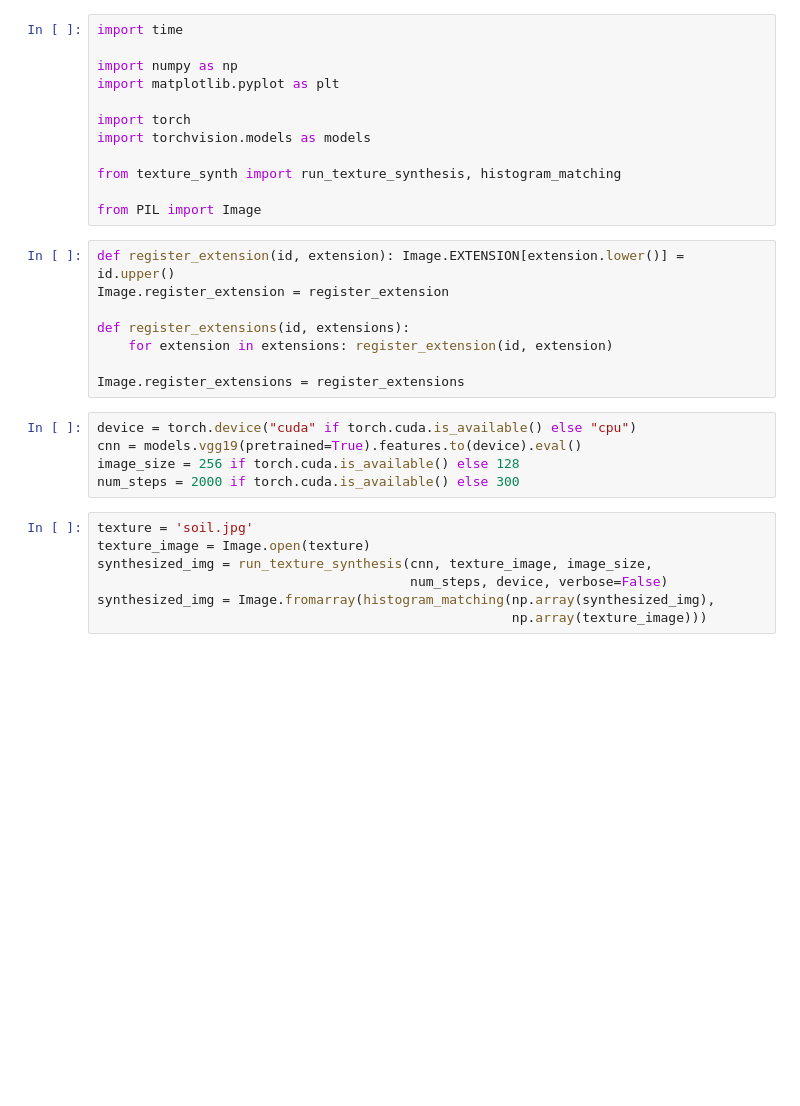
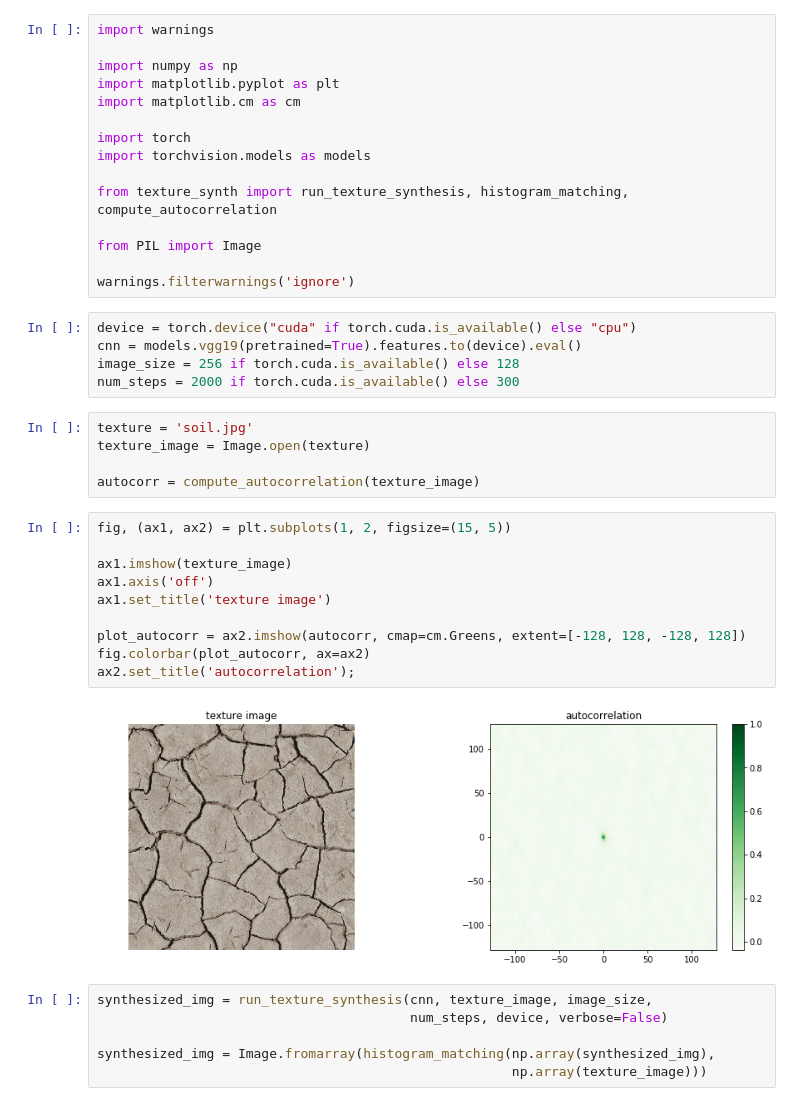
Before and after one commit to rpetit/texture-synthesis, a Jupyter notebook: texture_synth_demo.ipynb, the cells around one changed output. Drawn from its saved outputs; the diff is of its cells as text; blank space fills up the shorter version.

```diff
--- a/texture_synth_demo.ipynb
+++ b/texture_synth_demo.ipynb
@@ -1,33 +1,44 @@
 # %%
-import time
+import warnings
 
 import numpy as np
 import matplotlib.pyplot as plt
+import matplotlib.cm as cm
 
 import torch
 import torchvision.models as models
 
-from texture_synth import run_texture_synthesis, histogram_matching
+from texture_synth import run_texture_synthesis, histogram_matching, compute_autocorrelation
 
 from PIL import Image
+
+warnings.filterwarnings('ignore')
-# %%
-def register_extension(id, extension): Image.EXTENSION[extension.lower()] = id.upper()
-Image.register_extension = register_extension
-
-def register_extensions(id, extensions):
-    for extension in extensions: register_extension(id, extension)
-
-Image.register_extensions = register_extensions
 # %%
 device = torch.device("cuda" if torch.cuda.is_available() else "cpu")
 cnn = models.vgg19(pretrained=True).features.to(device).eval()
 image_size = 256 if torch.cuda.is_available() else 128
 num_steps = 2000 if torch.cuda.is_available() else 300
+# %%
+texture = 'soil.jpg'
+texture_image = Image.open(texture)
+
+autocorr = compute_autocorrelation(texture_image)
+# %%
+fig, (ax1, ax2) = plt.subplots(1, 2, figsize=(15, 5))
+
+ax1.imshow(texture_image)
+ax1.axis('off')
+ax1.set_title('texture image')
+
+plot_autocorr = ax2.imshow(autocorr, cmap=cm.Greens, extent=[-128, 128, -128, 128])
+fig.colorbar(plot_autocorr, ax=ax2)
+ax2.set_title('autocorrelation');
+# %% [output]
+[figure, added]
 # %%
-texture = 'soil.jpg'
-texture_image = Image.open(texture)
 synthesized_img = run_texture_synthesis(cnn, texture_image, image_size,
                                         num_steps, device, verbose=False)
+
 synthesized_img = Image.fromarray(histogram_matching(np.array(synthesized_img),
                                                      np.array(texture_image)))
 # %%
```
Also changed, not shown: parts of 1 cell of this notebook, 2 other files.
